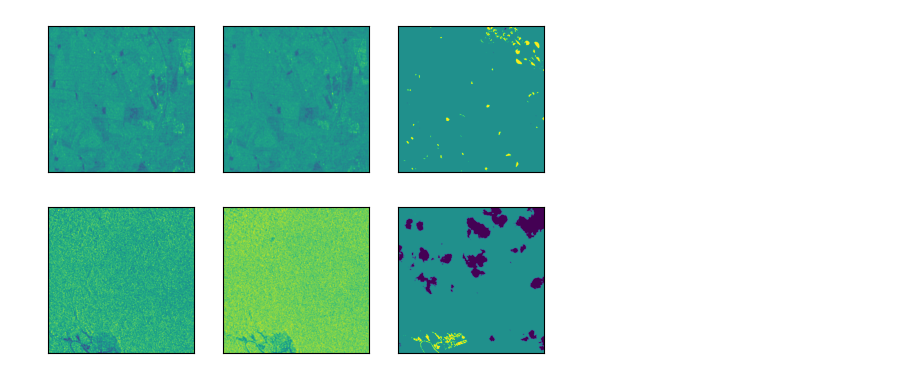
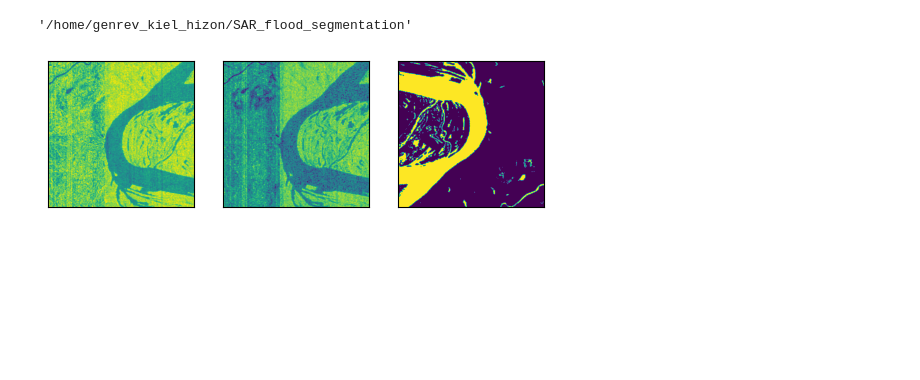
Before and after one commit to khizon/SAR_flood_segmentation, a Jupyter notebook: src/Untitled.ipynb, the cells around one changed output. Cells and saved outputs as stored; diff of their text form; code cells hidden in the pictures; blank space fills up the shorter version.

```diff
--- a/src/Untitled.ipynb
+++ b/src/Untitled.ipynb
@@ -12,6 +13,9 @@ import os
 ROOT = os.path.dirname(os.getcwd())
 hand_labeled_data = os.path.join(ROOT, 'sen1floods11', 'hand_labeled.csv')
 weak_labeled_data = os.path.join(ROOT, 'sen1floods11', 'weak_labeled.csv')
+ROOT
+# %% [output]
+'/home/genrev_kiel_hizon/SAR_flood_segmentation'
 # %%
 def sample_img(dataset, idx=None):
     if not idx:
@@ -31,16 +35,14 @@ def sample_img(dataset, idx=None):
 
     return None
 # %%
-hand_labeled = Sen1Floods11DataModule(hand_labeled_data, 'HandLabeled', 8, debug=True, transforms=True)
+hand_labeled = Sen1Floods11DataModule(hand_labeled_data, 'HandLabeled', 8, debug=False, transforms=True)
 hand_labeled.prepare_data()
 train = hand_labeled.train_dataloader()
 sample_img(next(iter(train)))
 # %% [output]
-[figure, old version]
+[figure, new version]
 # %%
-weakly_labeled = Sen1Floods11DataModule(weak_labeled_data, 'WeaklyLabeled', 8, debug=True)
-weakly_labeled.prepare_data()
-train = weakly_labeled.train_dataloader()
-sample_img(next(iter(train)))
+# weakly_labeled = Sen1Floods11DataModule(weak_labeled_data, 'WeaklyLabeled', 8, debug=True)
+# weakly_labeled.prepare_data()
+# train = weakly_labeled.train_dataloader()
+# sample_img(next(iter(train)))
-# %% [output]
-[figure, removed]
```
Also changed, not shown: parts of 3 cells of this notebook, 4 other files.
